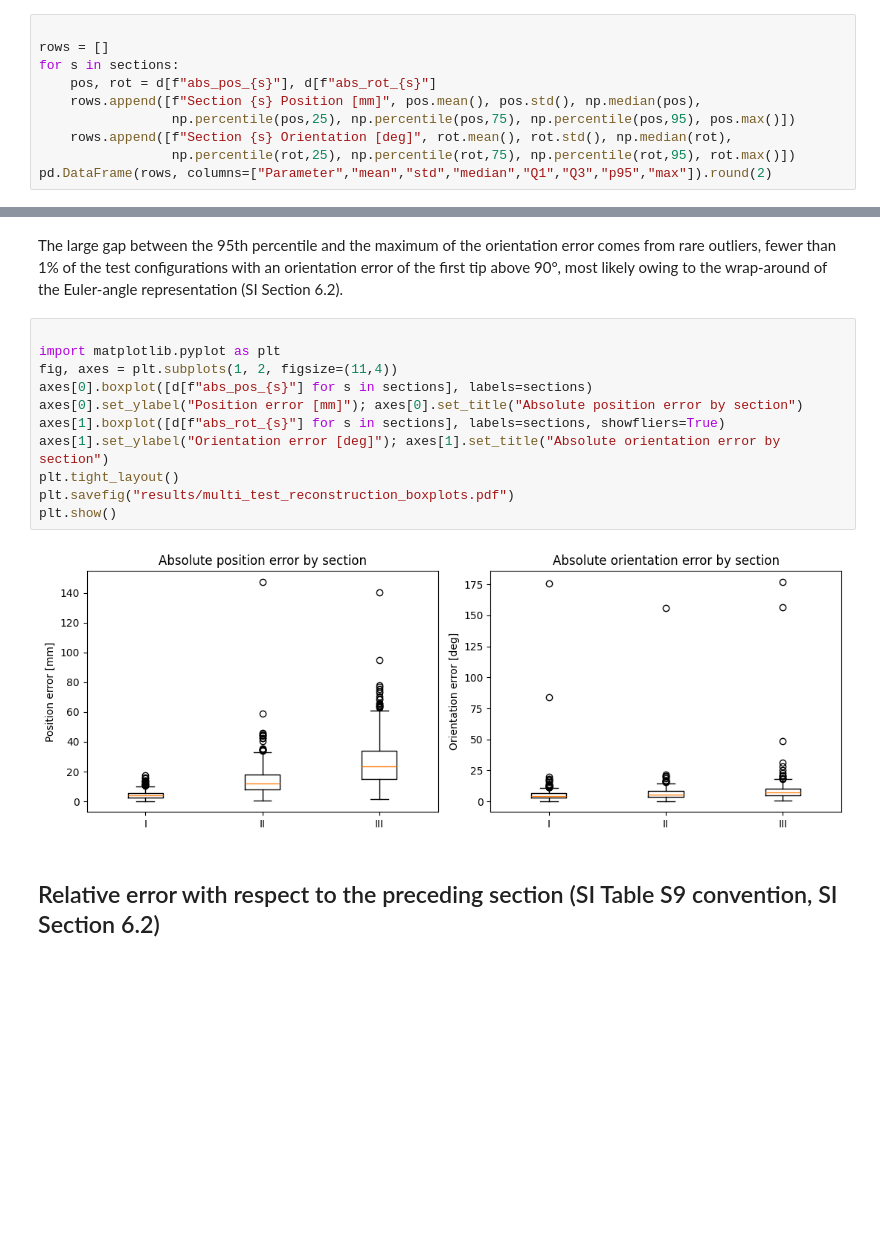
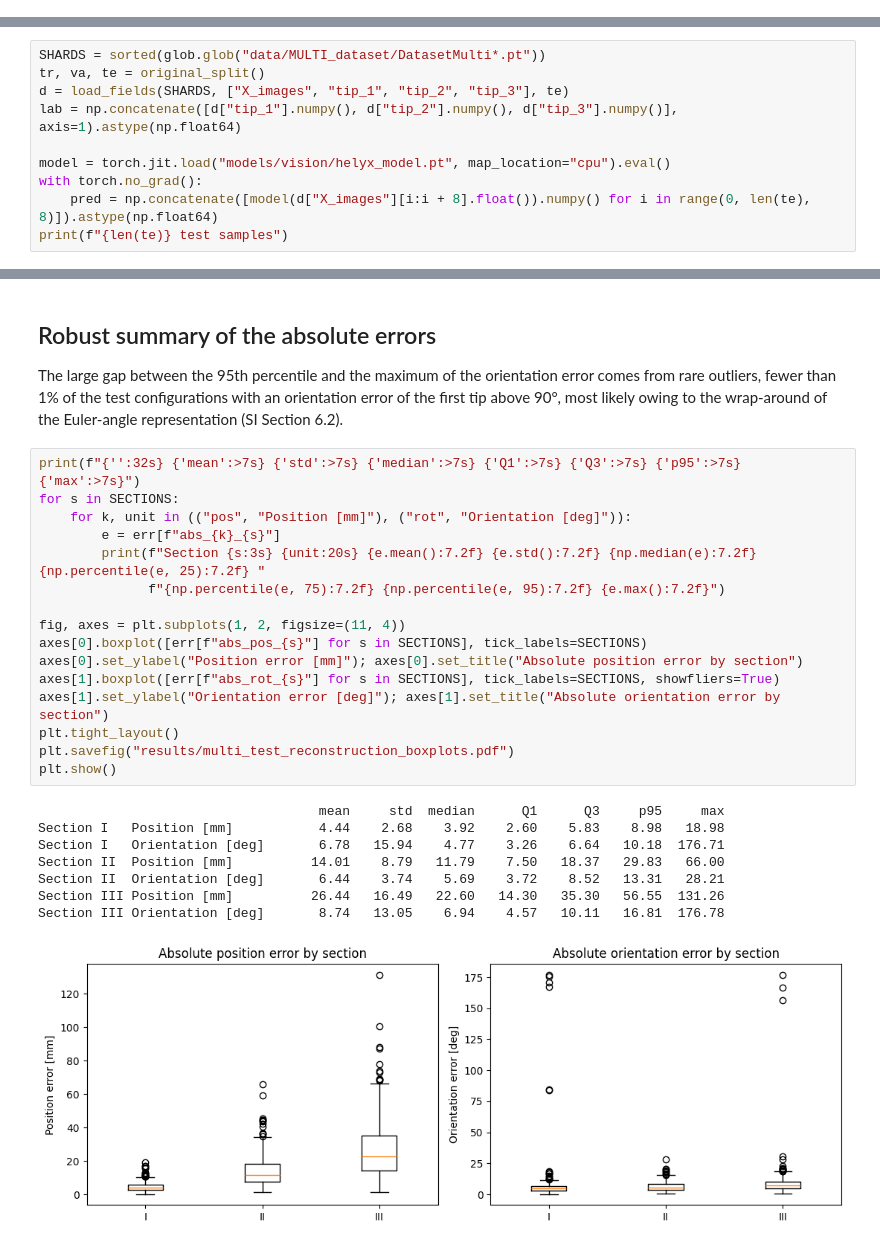
Before and after one commit to CREATE-Lab-EPFL/VisionSoftControl, a Jupyter notebook: MULTI/MULTI_test_reconstruction.ipynb, the cells around one changed output, grey strips where cells are left out. Saved outputs shown, nothing was run; the diff lists cells and outputs as text; blank space fills up the shorter version.

```diff
--- a/MULTI/MULTI_test_reconstruction.ipynb
+++ b/MULTI/MULTI_test_reconstruction.ipynb
@@ -29,10 +12,0 @@ Section III: recomputed pos 26.12+/-16.00 mm, rot 8.53+/-11.07 deg   | published
-# %%
-
-rows = []
-for s in sections:
-    pos, rot = d[f"abs_pos_{s}"], d[f"abs_rot_{s}"]
-    rows.append([f"Section {s} Position [mm]", pos.mean(), pos.std(), np.median(pos),
-                 np.percentile(pos,25), np.percentile(pos,75), np.percentile(pos,95), pos.max()])
-    rows.append([f"Section {s} Orientation [deg]", rot.mean(), rot.std(), np.median(rot),
-                 np.percentile(rot,25), np.percentile(rot,75), np.percentile(rot,95), rot.max()])
-pd.DataFrame(rows, columns=["Parameter","mean","std","median","Q1","Q3","p95","max"]).round(2)
@@ -46,0 +59,10 @@ pd.DataFrame(rows, columns=["Parameter","mean","std","median","Q1","Q3","p95","m
+# %%
+SHARDS = sorted(glob.glob("data/MULTI_dataset/DatasetMulti*.pt"))
+tr, va, te = original_split()
+d = load_fields(SHARDS, ["X_images", "tip_1", "tip_2", "tip_3"], te)
+lab = np.concatenate([d["tip_1"].numpy(), d["tip_2"].numpy(), d["tip_3"].numpy()], axis=1).astype(np.float64)
+
+model = torch.jit.load("models/vision/helyx_model.pt", map_location="cpu").eval()
+with torch.no_grad():
+    pred = np.concatenate([model(d["X_images"][i:i + 8].float()).numpy() for i in range(0, len(te), 8)]).astype(np.float64)
+print(f"{len(te)} test samples")
@@ -47,18 +125,30 @@ pd.DataFrame(rows, columns=["Parameter","mean","std","median","Q1","Q3","p95","m
 # %% [markdown]
+## Robust summary of the absolute errors
+
 The large gap between the 95th percentile and the maximum of the orientation error comes from rare outliers, fewer than 1% of the test configurations
 with an orientation error of the first tip above 90°, most likely owing to the wrap-around of the Euler-angle representation (SI Section 6.2).
 # %%
+print(f"{'':32s} {'mean':>7s} {'std':>7s} {'median':>7s} {'Q1':>7s} {'Q3':>7s} {'p95':>7s} {'max':>7s}")
+for s in SECTIONS:
+    for k, unit in (("pos", "Position [mm]"), ("rot", "Orientation [deg]")):
+        e = err[f"abs_{k}_{s}"]
+        print(f"Section {s:3s} {unit:20s} {e.mean():7.2f} {e.std():7.2f} {np.median(e):7.2f} {np.percentile(e, 25):7.2f} "
+              f"{np.percentile(e, 75):7.2f} {np.percentile(e, 95):7.2f} {e.max():7.2f}")
 
-import matplotlib.pyplot as plt
-fig, axes = plt.subplots(1, 2, figsize=(11,4))
-axes[0].boxplot([d[f"abs_pos_{s}"] for s in sections], labels=sections)
+fig, axes = plt.subplots(1, 2, figsize=(11, 4))
+axes[0].boxplot([err[f"abs_pos_{s}"] for s in SECTIONS], tick_labels=SECTIONS)
 axes[0].set_ylabel("Position error [mm]"); axes[0].set_title("Absolute position error by section")
-axes[1].boxplot([d[f"abs_rot_{s}"] for s in sections], labels=sections, showfliers=True)
+axes[1].boxplot([err[f"abs_rot_{s}"] for s in SECTIONS], tick_labels=SECTIONS, showfliers=True)
 axes[1].set_ylabel("Orientation error [deg]"); axes[1].set_title("Absolute orientation error by section")
 plt.tight_layout()
 plt.savefig("results/multi_test_reconstruction_boxplots.pdf")
 plt.show()
 # %% [output]
+                                    mean     std  median      Q1      Q3     p95     max
+Section I   Position [mm]           4.44    2.68    3.92    2.60    5.83    8.98   18.98
+Section I   Orientation [deg]       6.78   15.94    4.77    3.26    6.64   10.18  176.71
+Section II  Position [mm]          14.01    8.79   11.79    7.50   18.37   29.83   66.00
+Section II  Orientation [deg]       6.44    3.74    5.69    3.72    8.52   13.31   28.21
+Section III Position [mm]          26.44   16.49   22.60   14.30   35.30   56.55  131.26
+Section III Orientation [deg]       8.74   13.05    6.94    4.57   10.11   16.81  176.78
-[figure, old version]
+[figure, new version]
-# %% [markdown]
-## Relative error with respect to the preceding section (SI Table S9 convention, SI Section 6.2)
```
Also changed, not shown: parts of 10 cells of this notebook, 3 other files.
